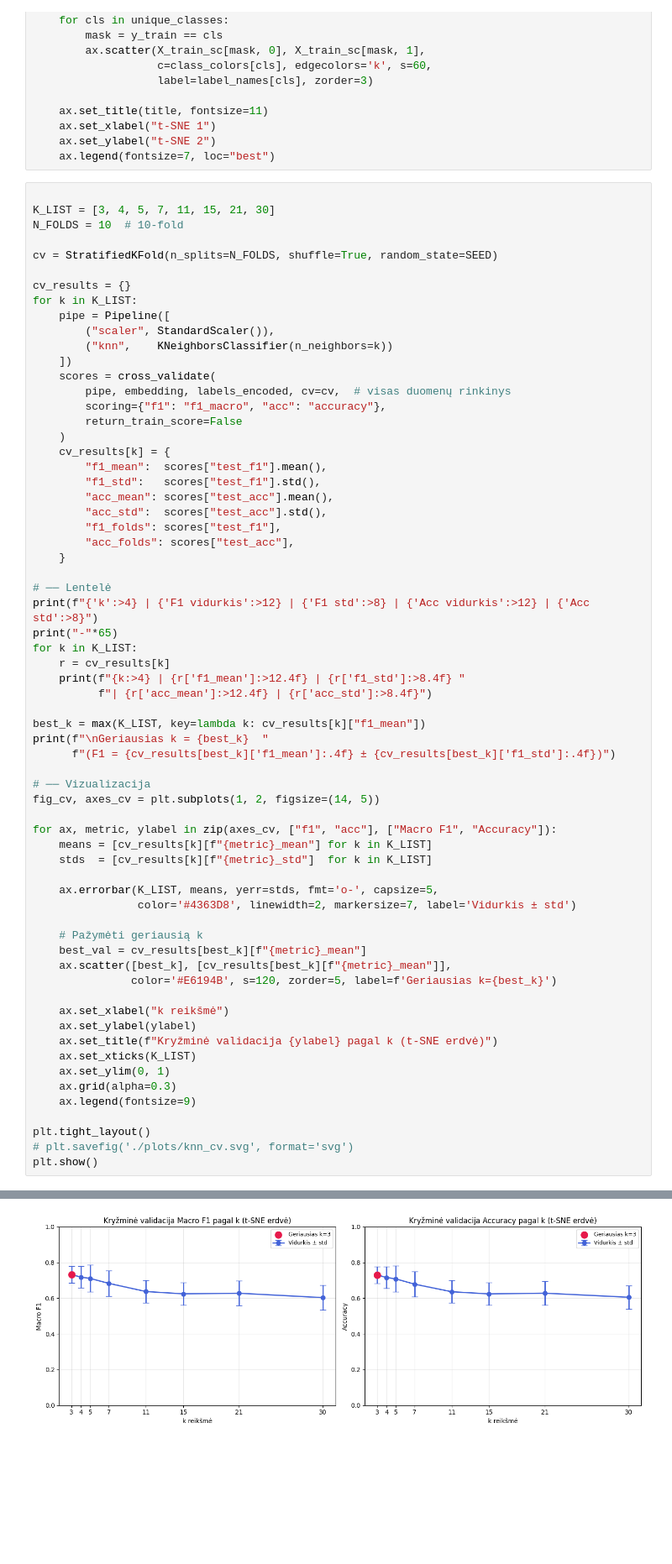
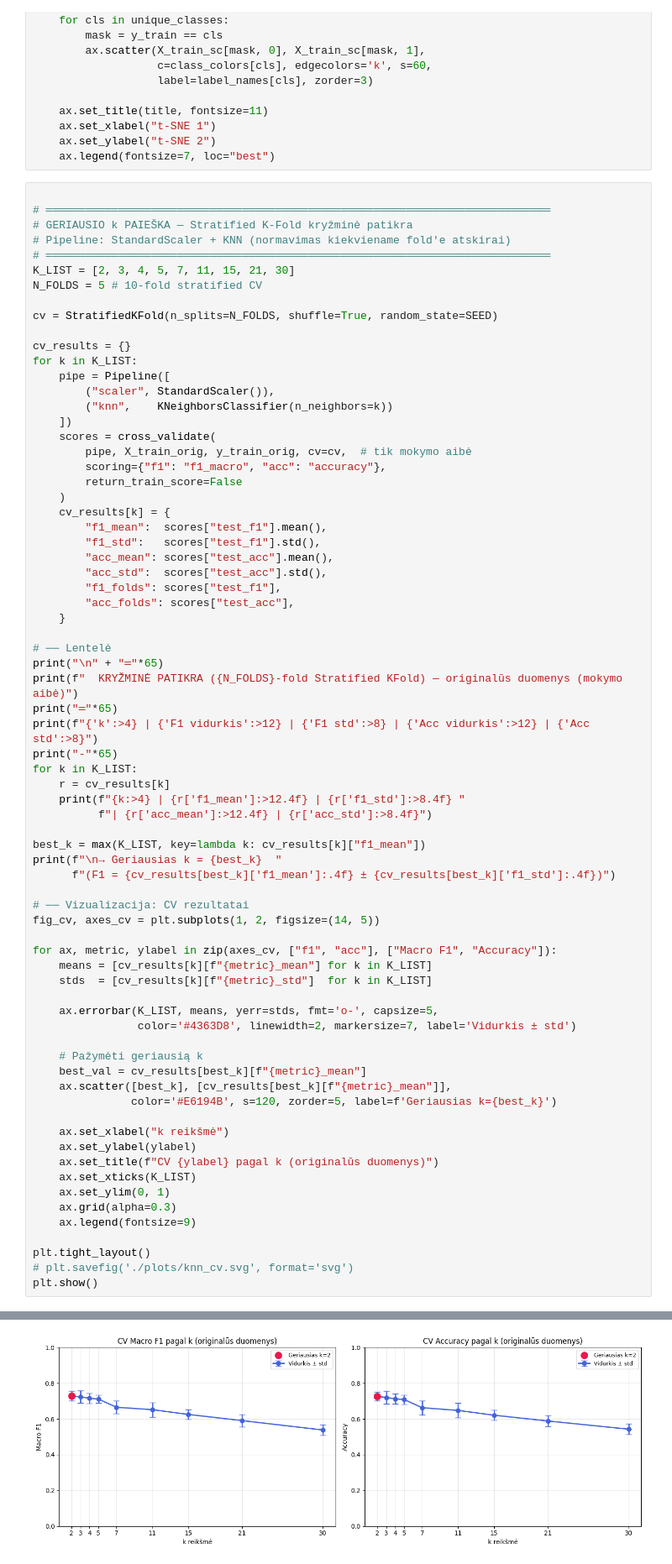
Before and after one commit to lukasjanusauskas/ais-duomenu-vizualizavimas, a Jupyter notebook: 4 Lab/KNN.ipynb, the cells around one changed output, grey strips where cells are left out. Shown at 84% size. Saved outputs shown, nothing was run; the diff lists cells and outputs as text; blank space fills up the shorter version.

```diff
--- a/4 Lab/KNN.ipynb
+++ b/4 Lab/KNN.ipynb
@@ -135,8 +135,12 @@ def plot_decision_boundary(clf, X_train_sc, X_test_sc,
     ax.legend(fontsize=7, loc="best")
 # %%
 
-K_LIST = [3, 4, 5, 7, 11, 15, 21, 30]
-N_FOLDS = 10  # 10-fold
+# ═════════════════════════════════════════════════════════════════════════════
+# GERIAUSIO k PAIEŠKA — Stratified K-Fold kryžminė patikra
+# Pipeline: StandardScaler + KNN (normavimas kiekviename fold'e atskirai)
+# ═════════════════════════════════════════════════════════════════════════════
+K_LIST = [2, 3, 4, 5, 7, 11, 15, 21, 30]
+N_FOLDS = 5 # 10-fold stratified CV
 
 cv = StratifiedKFold(n_splits=N_FOLDS, shuffle=True, random_state=SEED)
 
@@ -147,7 +151,7 @@ for k in K_LIST:
         ("knn",    KNeighborsClassifier(n_neighbors=k))
     ])
     scores = cross_validate(
-        pipe, embedding, labels_encoded, cv=cv,  # visas duomenų rinkinys
+        pipe, X_train_orig, y_train_orig, cv=cv,  # tik mokymo aibė
         scoring={"f1": "f1_macro", "acc": "accuracy"},
         return_train_score=False
     )
@@ -161,6 +165,9 @@ for k in K_LIST:
     }
 
 # ── Lentelė
+print("\n" + "═"*65)
+print(f"  KRYŽMINĖ PATIKRA ({N_FOLDS}-fold Stratified KFold) — originalūs duomenys (mokymo aibė)")
+print("═"*65)
 print(f"{'k':>4} | {'F1 vidurkis':>12} | {'F1 std':>8} | {'Acc vidurkis':>12} | {'Acc std':>8}")
 print("-"*65)
 for k in K_LIST:
@@ -169,10 +176,10 @@ for k in K_LIST:
           f"| {r['acc_mean']:>12.4f} | {r['acc_std']:>8.4f}")
 
 best_k = max(K_LIST, key=lambda k: cv_results[k]["f1_mean"])
-print(f"\nGeriausias k = {best_k}  "
+print(f"\n→ Geriausias k = {best_k}  "
       f"(F1 = {cv_results[best_k]['f1_mean']:.4f} ± {cv_results[best_k]['f1_std']:.4f})")
 
-# ── Vizualizacija
+# ── Vizualizacija: CV rezultatai
 fig_cv, axes_cv = plt.subplots(1, 2, figsize=(14, 5))
 
 for ax, metric, ylabel in zip(axes_cv, ["f1", "acc"], ["Macro F1", "Accuracy"]):
@@ -189,7 +196,7 @@ for ax, metric, ylabel in zip(axes_cv, ["f1", "acc"], ["Macro F1", "Accuracy"]):
 
     ax.set_xlabel("k reikšmė")
     ax.set_ylabel(ylabel)
-    ax.set_title(f"Kryžminė validacija {ylabel} pagal k (t-SNE erdvė)")
+    ax.set_title(f"CV {ylabel} pagal k (originalūs duomenys)")
     ax.set_xticks(K_LIST)
     ax.set_ylim(0, 1)
     ax.grid(alpha=0.3)
@@ -214,4 +225,4 @@ Geriausias k = 3  (F1 = 0.7320 ± 0.0471)
-[figure, old version]
+[figure, new version]
 # %%
 # KNN klasifikavimas 2D
 
```
Also changed, not shown: parts of 1 cell of this notebook.
